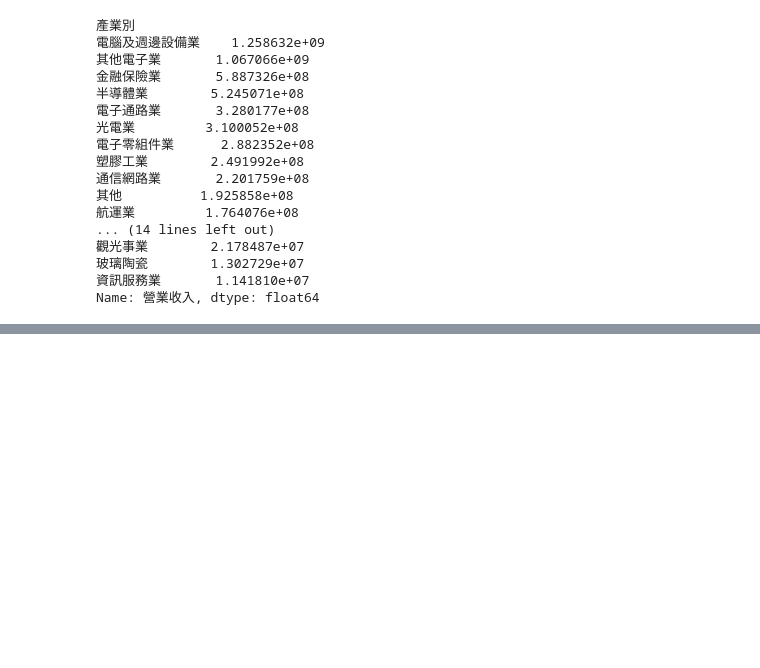
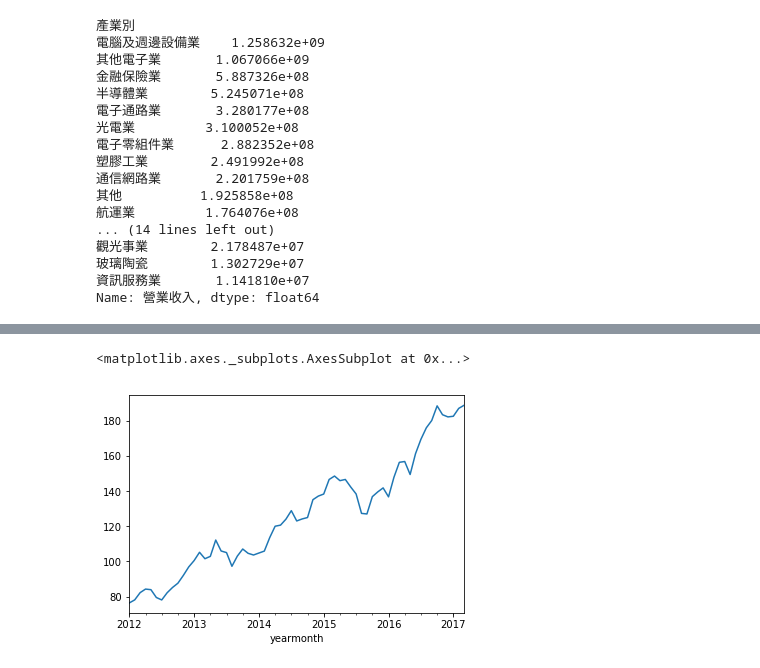
Before and after one commit to nagi31904/python_network_1, a Jupyter notebook: python_network2.ipynb, the cells around one changed output, grey strips where cells are left out. Drawn from its saved outputs; the diff is of its cells as text; code cells hidden in the pictures; blank space fills up the shorter version.

```diff
--- a/python_network2.ipynb
+++ b/python_network2.ipynb
@@ -425,0 +513,12 @@ Name: 營業收入, dtype: float64
+# %%
+
+# axis = 1, concat by columns
+stockdf = pandas.concat([axis, data], axis=1)
+# %%
+
+# get yearmonth and price only
+stockdf = stockdf[['yearmonth', 'price']]
+# %%
+
+# change year month to datetime format, and assign to index
+stockdf.index = pandas.to_datetime(stockdf['yearmonth'], format = '%Y%m')
@@ -425,0 +535,9 @@ Name: 營業收入, dtype: float64
+# %%
+# convert type of price from object to float
+stockdf['price'] = stockdf['price'].astype(float)
+# %%
+# plot line chart
+stockdf['price'].plot(kind = 'line')
+# %% [output]
+<matplotlib.axes._subplots.AxesSubplot at 0x...>
+[figure, added]
```
Also changed, not shown: parts of 20 cells of this notebook.
